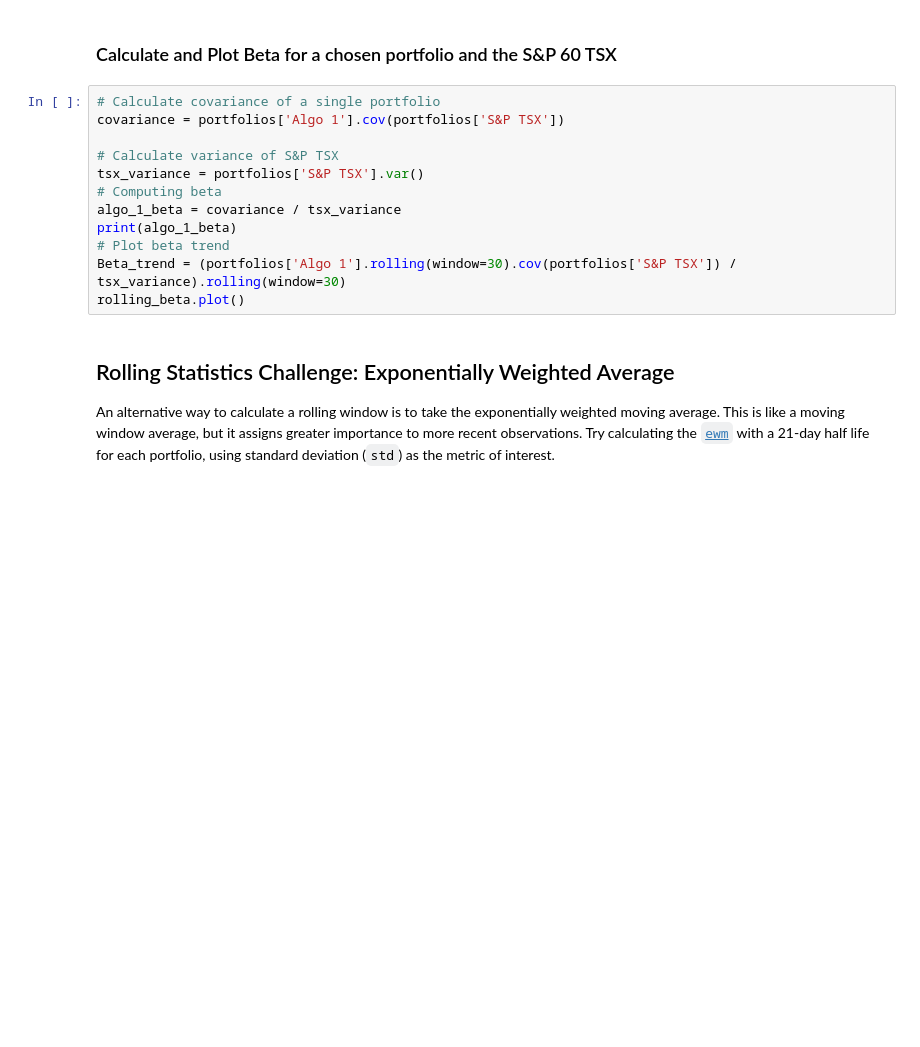
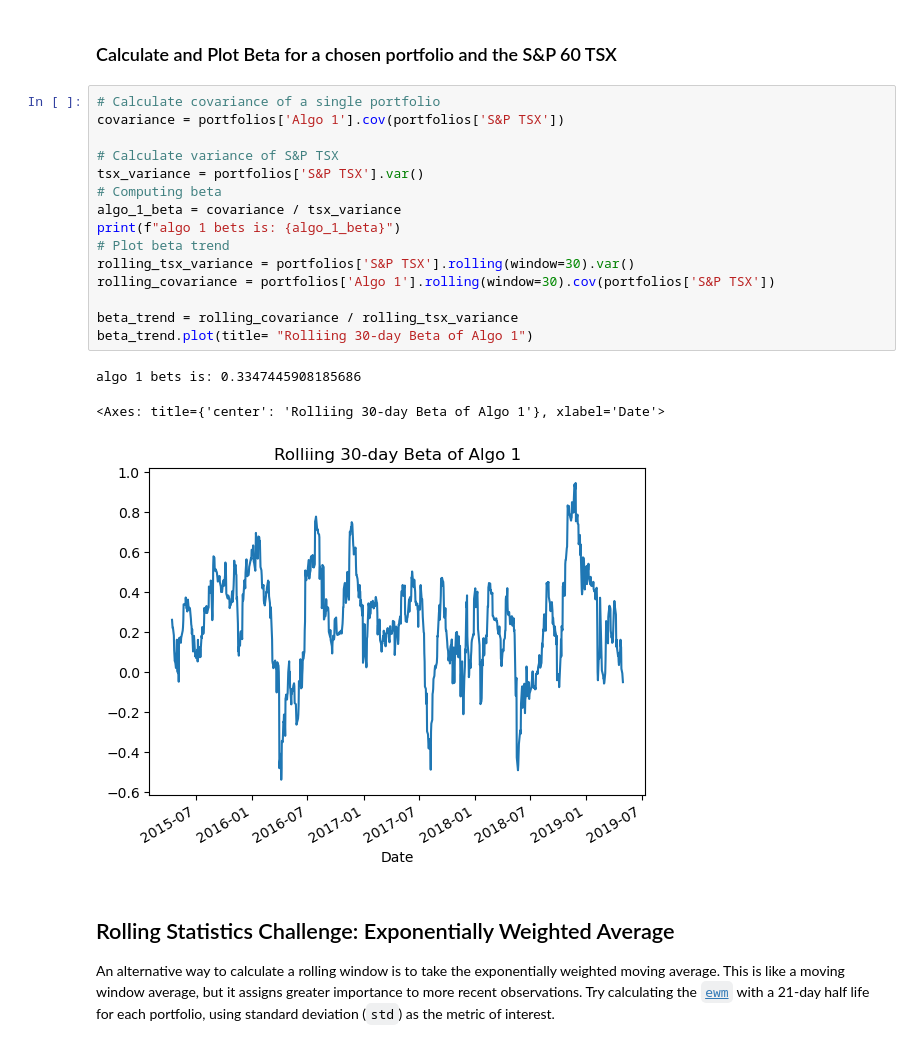
Before and after one commit to EthanB1/Portfolio-Returns-Analysis, a Jupyter notebook: whale_analysis.ipynb, the cells around one changed output. Saved outputs shown, nothing was run; the diff lists cells and outputs as text; blank space fills up the shorter version.

```diff
--- a/whale_analysis.ipynb
+++ b/whale_analysis.ipynb
@@ -228,15 +248,22 @@ sns.heatmap(correlation)
 # %%
 # Calculate covariance of a single portfolio
 covariance = portfolios['Algo 1'].cov(portfolios['S&P TSX'])
 
 # Calculate variance of S&P TSX
 tsx_variance = portfolios['S&P TSX'].var()
 # Computing beta
 algo_1_beta = covariance / tsx_variance
-print(algo_1_beta)
+print(f"algo 1 bets is: {algo_1_beta}")
 # Plot beta trend
-Beta_trend = (portfolios['Algo 1'].rolling(window=30).cov(portfolios['S&P TSX']) / tsx_variance).rolling(window=30)
-rolling_beta.plot()
+rolling_tsx_variance = portfolios['S&P TSX'].rolling(window=30).var()
+rolling_covariance = portfolios['Algo 1'].rolling(window=30).cov(portfolios['S&P TSX'])
+
+beta_trend = rolling_covariance / rolling_tsx_variance
+beta_trend.plot(title= "Rolliing 30-day Beta of Algo 1")
+# %% [output]
+algo 1 bets is: 0.3347445908185686
+<Axes: title={'center': 'Rolliing 30-day Beta of Algo 1'}, xlabel='Date'>
+[figure, added]
 # %% [markdown]
 ## Rolling Statistics Challenge: Exponentially Weighted Average
 
```
Also changed, not shown: parts of 26 cells of this notebook, 4 other files.
